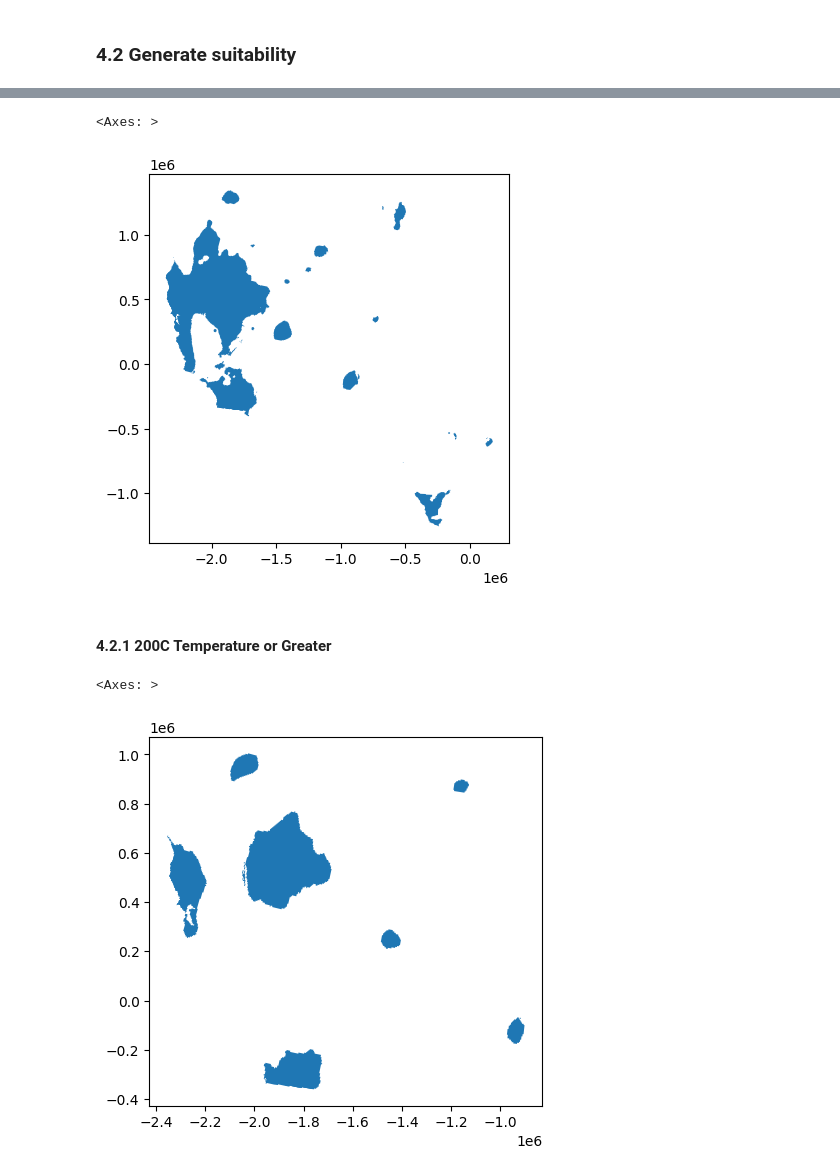
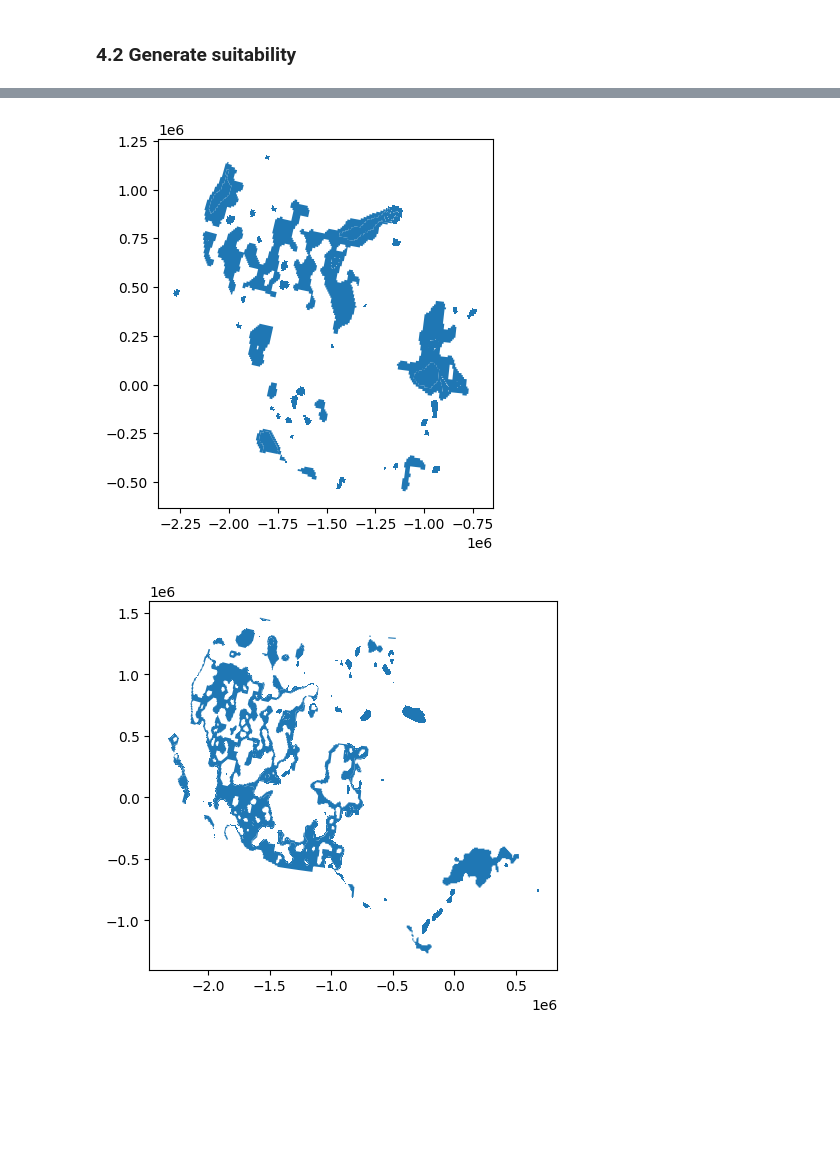
Before and after one commit to IMMM-SFA/gridcerf, a Jupyter notebook: notebooks/build_geothermal_resource_potential.ipynb, the cells around one changed output, grey strips where cells are left out. Cells and saved outputs as stored; diff of their text form; code cells hidden in the pictures; blank space fills up the shorter version.

```diff
--- a/notebooks/build_geothermal_resource_potential.ipynb
+++ b/notebooks/build_geothermal_resource_potential.ipynb
@@ -85,7 +45,7 @@ gridcerf_dir = os.path.join(data_dir, "gridcerf")
 reference_dir = os.path.join(gridcerf_dir, "reference")
 
 # GRIDCERF source data directory for the downloaded airport data
-source_dir = os.path.join(gridcerf_dir, "source", "technology_specific",  'geothermal_resource_potential' )
+source_dir = os.path.join(gridcerf_dir, "source", "technology_specific",  'nrel_geothermal_resource_class' )
 
 # GRIDCERF technology_specific data directory
 technology_specific_dir = os.path.join(gridcerf_dir, "technology_specific")
@@ -106,16 +66,7 @@ conus_mask = os.path.join(reference_dir, "gridcerf_landmask.tif")
 conus_shpfile = os.path.join(reference_dir, "gridcerf_conus_boundary.shp")
 
 # shapefile location for the source data
-depth_500_shpfile = os.path.join(source_dir, '500m_Estimated_Temperature',  "500m_Estimated_Temperature.shp")
-depth_1000_shpfile = os.path.join(source_dir, '1000m_Estimated_Temperature',  "1000m_Estimated_Temperature.shp")
-depth_1500_shpfile = os.path.join(source_dir, '1500m_Estimated_Temperature',  "1500m_Estimated_Temperature.shp")
-depth_2000_shpfile = os.path.join(source_dir, '2000m_Estimated_Temperature',  "2000m_Estimated_Temperature.shp")
-depth_2500_shpfile = os.path.join(source_dir, '2500m_Estimated_Temperature',  "2500m_Estimated_Temperature.shp")
-depth_3000_shpfile = os.path.join(source_dir, '3000m_Estimated_Temperature',  "3000m_Estimated_Temperature.shp")
-
-# output rasters
-output_150c_file = os.path.join(technology_specific_dir, "gridcerf_nrel_geothermal_temp_potential_greaterthan150c.tif")
-output_200c_file = os.path.join(technology_specific_dir, "gridcerf_nrel_geothermal_temp_potential_greaterthan200c.tif")
+geo_shpfile = os.path.join(source_dir, 'egs', "lower-48-geothermal-high-resolution", "GeothermalLCOE_NoExclusionsforAtlas.shp")
 
 # factor for converting a mile to meter
 mi_to_meter = 1609.34
@@ -159,7 +110,7 @@ def vector_to_raster(template_raster, land_mask_raster, gdf, value_field, output
             burned = np.where(burned == 1, 1, 0).astype(np.float64)
 
             # apply land mask
-            burned *= land_mask
+            #burned *= land_mask
 
             # make nan excluded
             burned = np.where(np.isnan(burned), 1, burned)
@@ -195,6 +126,0 @@ gdf["value"] = 1
-# %%
-gdf_150 = gdf[gdf['ESTIMATED '] >= 150]
-gdf_150.plot()
-# %% [output]
-<Axes: >
-[figure, removed]
@@ -208,8 +126,0 @@ vector_to_raster(template_raster=template_raster,
-# %% [markdown]
-#### 4.2.1 200C Temperature or Greater
-# %%
-gdf_200 = gdf[gdf['ESTIMATED '] >= 200]
-gdf_200.plot()
-# %% [output]
-<Axes: >
-[figure, removed]
@@ -222,0 +127,39 @@ vector_to_raster(template_raster=template_raster,
+# %%
+# read in shapefiles and project to our GRIDCERF projection
+gdf = gpd.read_file(geo_shpfile).to_crs(crs=crs)
+
+# only keep areas within our GRIDCERF boundary
+gdf = gpd.clip(gdf, bdf)
+
+# add field to use for rasterization
+gdf["value"] = 1
+
+# create zero resource potential file
+gdf_999 = gdf[gdf.CLASS == 999]
+output_class_file = os.path.join(technology_specific_dir, f"gridcerf_nrel_geothermal_no_resource_potential.tif")
+vector_to_raster(template_raster=template_raster,
+                 land_mask_raster=land_mask_raster,
+                 gdf=gdf_999,
+                 value_field="value",
+                 output_raster=output_class_file)
+
+# drop areas with no geothermal potential
+gdf = gdf[gdf.CLASS != 999]
+
+for c in list(range(1, 6, 1)):
+    gdf_class = gdf[gdf.CLASS == c]
+
+    gdf_class.plot()
+
+    # output raster
+    output_class_file = os.path.join(technology_specific_dir, f"gridcerf_nrel_geothermal_potential_class{c}.tif")
+
+    # generate raster
+    vector_to_raster(template_raster=template_raster,
+                 land_mask_raster=land_mask_raster,
+                 gdf=gdf_class,
+                 value_field="value",
+                 output_raster=output_class_file)
+# %% [output]
+[figure, added]
+[figure, added]
```
Also changed, not shown: parts of 8 cells of this notebook.
